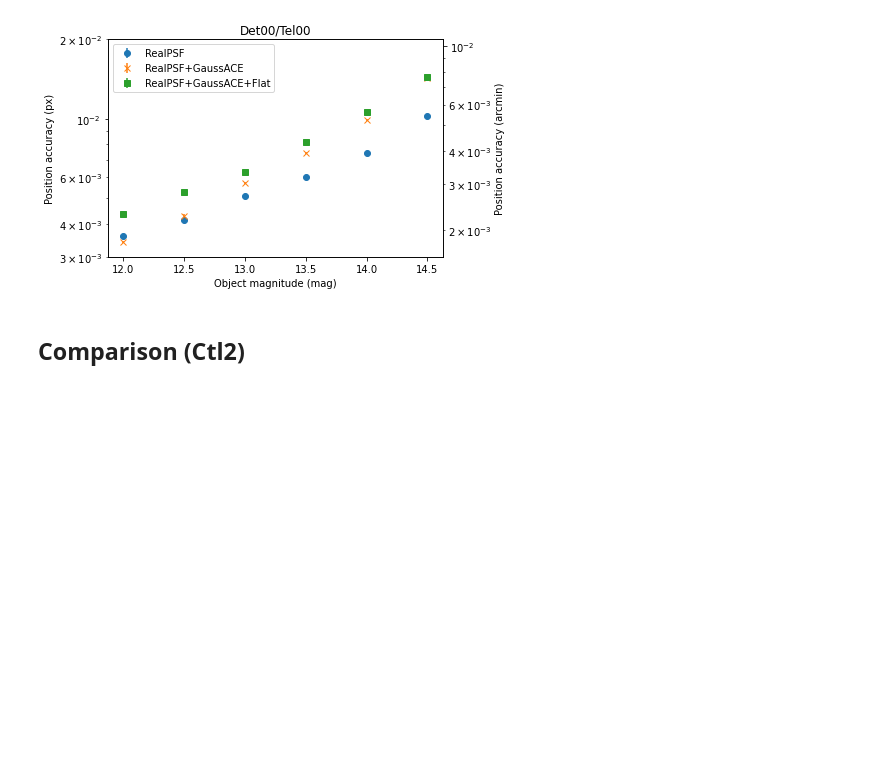
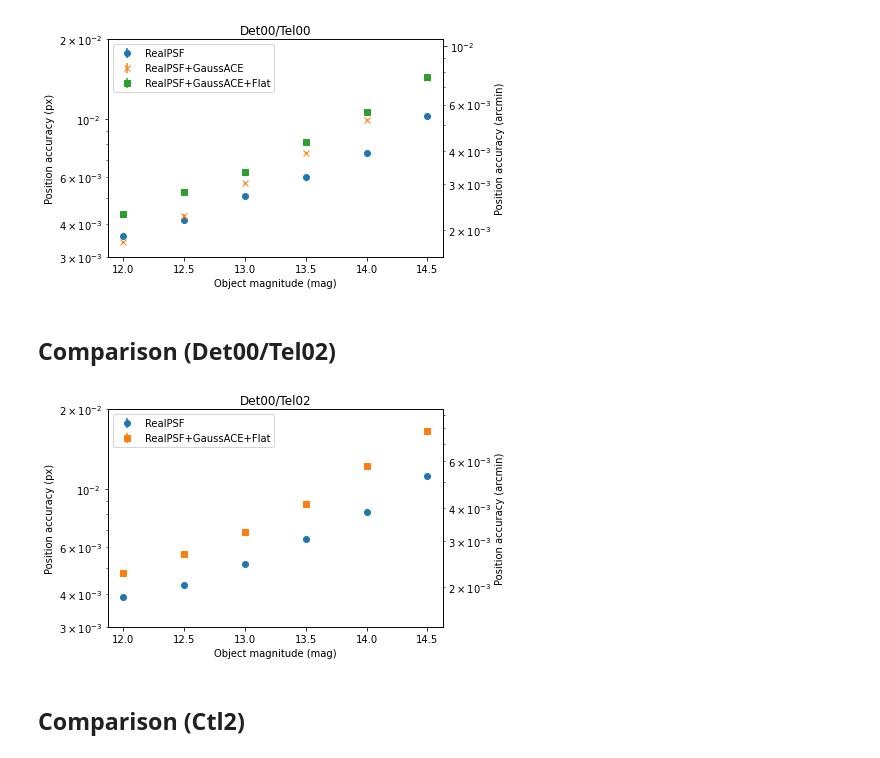
Before and after one commit to tkamizuka/jasmine-imagesim-data, a Jupyter notebook: 20220502a/99_Summary.ipynb, the cells around one changed output. Saved outputs shown, nothing was run; the diff lists cells and outputs as text; code cells hidden in the pictures; blank space fills up the shorter version.

Commit message:
New data added (TK).

```diff
--- a/20220502a/99_Summary.ipynb
+++ b/20220502a/99_Summary.ipynb
@@ -14,6 +14,7 @@ data = {}
 data['ctl0_det00_tel00'] = np.loadtxt('02_results_ctl0_det00_tel00/data_accuracy.dat')
 data['ctl1_det00_tel00'] = np.loadtxt('02_results_ctl1_det00_tel00/data_accuracy.dat')
 data['ctl2_det00_tel00'] = np.loadtxt('02_results_ctl2_det00_tel00/data_accuracy.dat')
+data['ctl0_det00_tel02'] = np.loadtxt('02_results_ctl0_det00_tel02/data_accuracy.dat')
 data['ctl2_det00_tel02'] = np.loadtxt('02_results_ctl2_det00_tel02/data_accuracy.dat')
 data['ctl2_det10_tel10'] = np.loadtxt('02_results_ctl2_det10_tel10/data_accuracy.dat')
 data['ctl2_det10_tel12'] = np.loadtxt('02_results_ctl2_det10_tel12/data_accuracy.dat')
@@ -46,6 +47,35 @@ ax2.set_ylim([ymin_px*fct, ymax_px*fct])
 plt.show()
 # %% [output]
 [figure]
+# %% [markdown]
+## Comparison (Det00/Tel02)
+# %%
+ymin_px = 3e-3
+ymax_px = 2e-2
+efl = 4369.231e-3 # m
+pix_size = 10e-6  # m
+fct = pix_size/efl*180.*3600./np.pi
+
+fig, ax = plt.subplots()
+ax2 = ax.twinx()
+ax.errorbar(data['ctl0_det00_tel02'][:,0], data['ctl0_det00_tel02'][:,1], yerr=data['ctl0_det00_tel02'][:,2],\
+            marker='o', linestyle='None', label='RealPSF')
+#ax.errorbar(data['ctl1_det00_tel02'][:,0], data['ctl1_det00_tel02'][:,1], yerr=data['ctl1_det00_tel02'][:,2],\
+#            marker='x', linestyle='None', label='RealPSF+GaussACE')
+ax.errorbar(data['ctl2_det00_tel02'][:,0], data['ctl2_det00_tel02'][:,1], yerr=data['ctl2_det00_tel02'][:,2],\
+            marker='s', linestyle='None', label='RealPSF+GaussACE+Flat')
+ax.set_yscale('log')
+ax2.set_yscale('log')
+ax.legend()
+ax.set_xlabel('Object magnitude (mag)')
+ax.set_ylabel('Position accuracy (px)')
+ax2.set_ylabel('Position accuracy (arcmin)')
+ax.set_title('Det00/Tel02')
+ax.set_ylim([ymin_px, ymax_px])
+ax2.set_ylim([ymin_px*fct, ymax_px*fct])
+plt.show()
+# %% [output]
+[figure, added]
 # %% [markdown]
 ## Comparison (Ctl2)
 # %%
```
Also changed, not shown: 9 other files.
